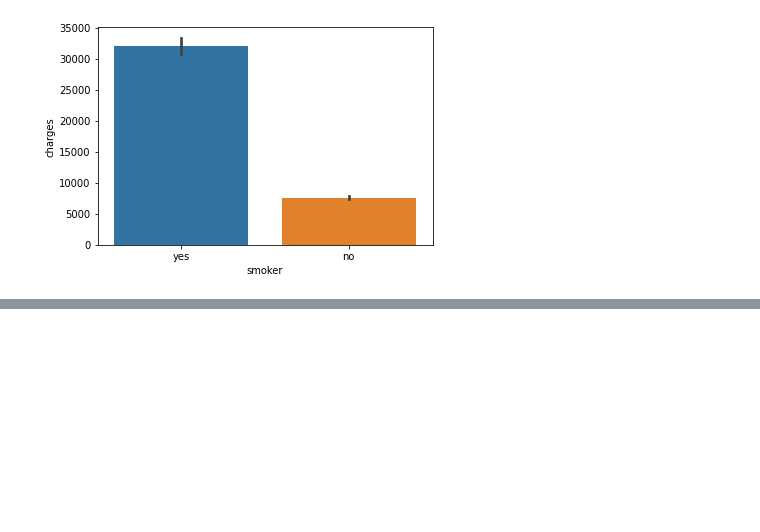
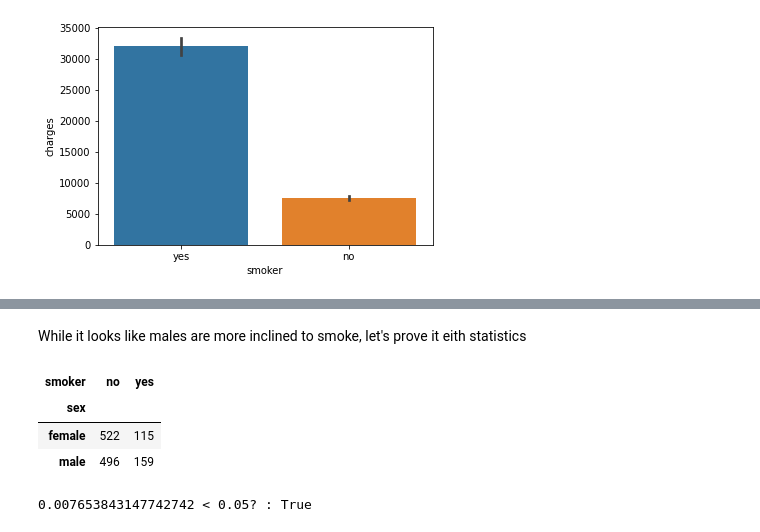
Before and after one commit to SeraphDev6/Hypothesis_Testing_with_Insurance_Data, a Jupyter notebook: Hypothesis_testing.ipynb, the cells around one changed output, grey strips where cells are left out. Cells and saved outputs as stored; diff of their text form; code cells hidden in the pictures; blank space fills up the shorter version.

```diff
--- a/Hypothesis_testing.ipynb
+++ b/Hypothesis_testing.ipynb
@@ -124,0 +161,10 @@ This barchart helps illustrate this point quite nicely.
+# %% [markdown]
+While it looks like males are more inclined to smoke, let's prove it eith statistics
+# %%
+cross_tab = pd.crosstab(df["sex"],df["smoker"])
+cross_tab
+# %% [output]
+| smoker | no | yes |
+| sex |  |  |
+| female | 522 | 115 |
+| male | 496 | 159 |
@@ -124,0 +174,4 @@ This barchart helps illustrate this point quite nicely.
+# %%
+print(f"{p} < 0.05? : {p<0.05}")
+# %% [output]
+0.007653843147742742 < 0.05? : True
```
Also changed, not shown: parts of 23 cells of this notebook.
